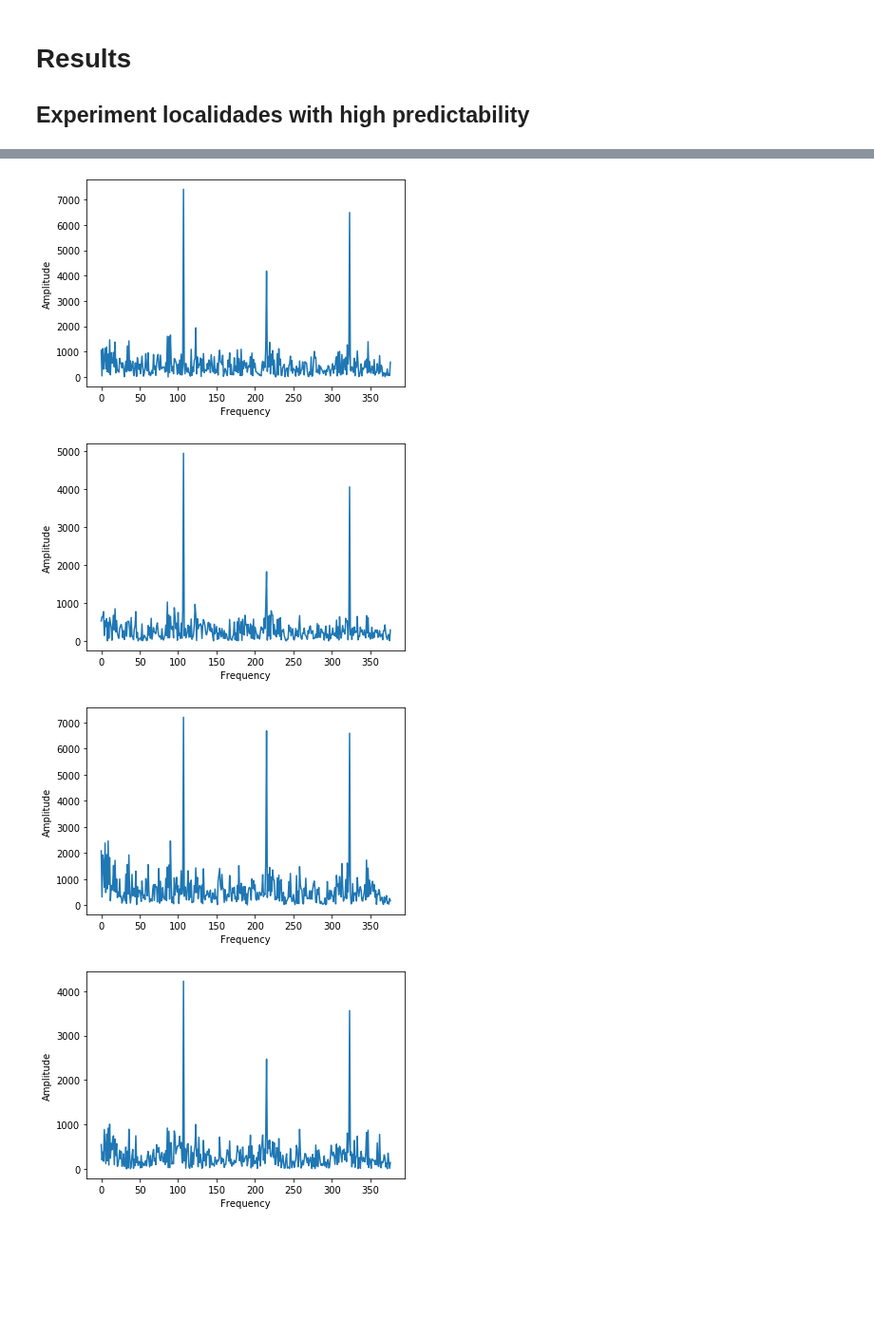
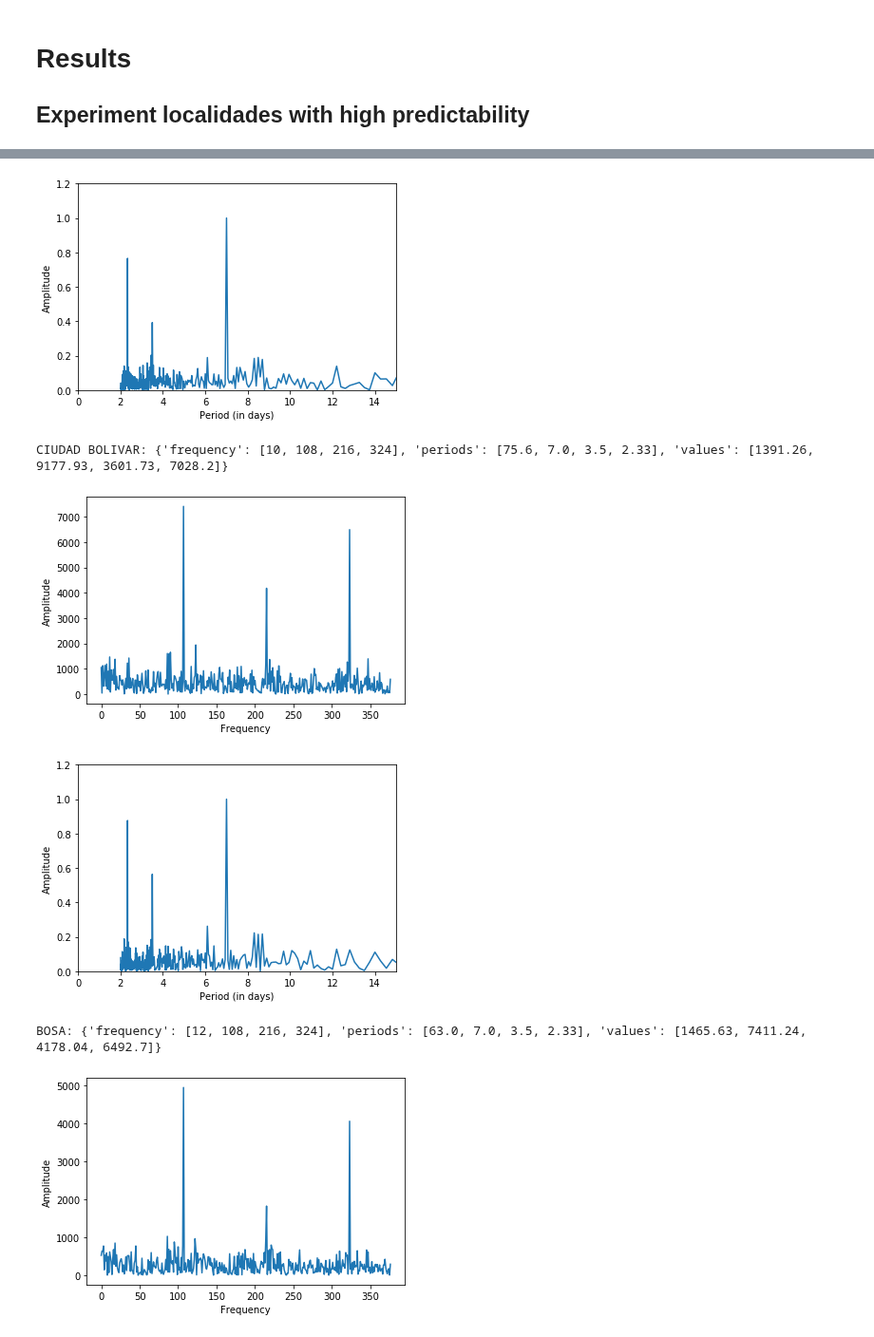
Before and after one commit to jrudascas/security_project, a Jupyter notebook: periodicity_experiments/experiment_06_fft_localidades.ipynb, the cells around one changed output, grey strips where cells are left out. Shown at 95% size. Drawn from its saved outputs; the diff is of its cells as text; code cells hidden in the pictures; blank space fills up the shorter version.

Commit message:
analyze fft on localidades with different predictability index values

```diff
--- a/periodicity_experiments/experiment_06_fft_localidades.ipynb
+++ b/periodicity_experiments/experiment_06_fft_localidades.ipynb
@@ -68,0 +75,14 @@ def get_max_frequencies(unilateral_fft_signal,fs_original_signal):
+# %%
+def get_peaks_magnitude(unilateral_fft, peaks_location_array):
+    peaks_magnitude = []
+    for peak in peaks_location_array:
+        magnitude = round(unilateral_fft[peak],2)
+        peaks_magnitude.append(magnitude)
+    return peaks_magnitude
+# %%
+def get_peaks_period(array_frequency_peaks,fs):
+    peaks_period = []
+    for peak in array_frequency_peaks:
+        period = round((fs/peak),2)
+        peaks_period.append(period)
+    return peaks_period
@@ -69,3 +99,20 @@ def get_max_frequencies(unilateral_fft_signal,fs_original_signal):
+# %%
+def plot_fft_period_axis(signal_time_domain,unilateral_fft):
+    fs = len(signal_time_domain)
+    samples_fft = len(unilateral_fft)
+    inv=unilateral_fft[1:][::-1]
+    #inv = low_pass_filter(inv, fc =0.08, b =0.08)
+    #samples_inv = len(inv) +1
+    points_x = np.arange(samples_fft)
+    period = fs/(samples_fft - points_x[1:])
+    inv = inv/inv.max()
+
+    fig, ax = plt.subplots(1,1,sharex=True, sharey=True)
+    ax.plot(period,inv)
+    plt.ylabel("Amplitude")
+    plt.xlabel("Period (in days)")
+    plt.axis([0, 15, 0, 1.2])
+    plt.show()
 # %% [markdown]
 ## Data
 # %%
@@ -90,29 +137,43 @@ array(['ANTONIO NARIÑO', 'BARRIOS UNIDOS', 'BOSA', 'CANDELARIA',
 localidadesList = ['CIUDAD BOLIVAR','BOSA','USME','KENNEDY','RAFAEL URIBE URIBE']
 # %%
 lT = 756 #keep number of samples from predictiblity experiment(04)
+peaks={}
 
 for localidad in localidadesList:
     df_by_localidad = df_by_date[df_by_date['LOCALIDAD'] == localidad]
 
     #Make sure dataset starts on Monday for the experiment
     df_by_localidad = set_initial_dataset_day(df_by_localidad,'Monday')
 
     #Make sure dataset include consecutive dates in period
     idx = pd.date_range(min(df_by_localidad.reset_index().date), max(df_by_localidad.reset_index().date))
     df_by_localidad = df_by_localidad.reindex(idx, fill_value=0)
 
     df_localidad_values = pd.Series(df_by_localidad['total_eventos']).values
     df_localidad_values = df_localidad_values[0:lT]
 
     fft_localidad = fourier_analysis(df_localidad_values)
     fig, ax = plt.subplots(1,1,sharex=True, sharey=True)
     ax.plot(fft_localidad[1:])
     plt.ylabel("Amplitude")
     plt.xlabel("Frequency")
     plt.show()
+
+    plot_fft_period_axis(df_localidad_values,fft_localidad)
+
+    peaks[localidad]={}
+    peak_points = get_frequency_peaks(fft_localidad, 90)
+    peak_values = get_peaks_magnitude(fft_localidad,peak_points)
+    peak_periods = get_peaks_period(list(peak_points),len(df_localidad_values))
+    peaks[localidad]['frequency']=list(peak_points)
+    peaks[localidad]['periods']=peak_periods
+    peaks[localidad]['values']=peak_values
+    print(localidad+': '+str(peaks[localidad]))
 # %% [output]
 [figure]
-[figure, old version]
+[figure, new version]
+CIUDAD BOLIVAR: {'frequency': [10, 108, 216, 324], 'periods': [75.6, 7.0, 3.5, 2.33], 'values': [1391.26, 9177.93, 3601.73, 7028.2]}
-[figure, old version]
+[figure, new version]
-[figure, old version]
+[figure, new version]
+BOSA: {'frequency': [12, 108, 216, 324], 'periods': [63.0, 7.0, 3.5, 2.33], 'values': [1465.63, 7411.24, 4178.04, 6492.7]}
-[figure, old version]
+[figure, new version]
```
Also changed, not shown: parts of 57 cells of this notebook.
